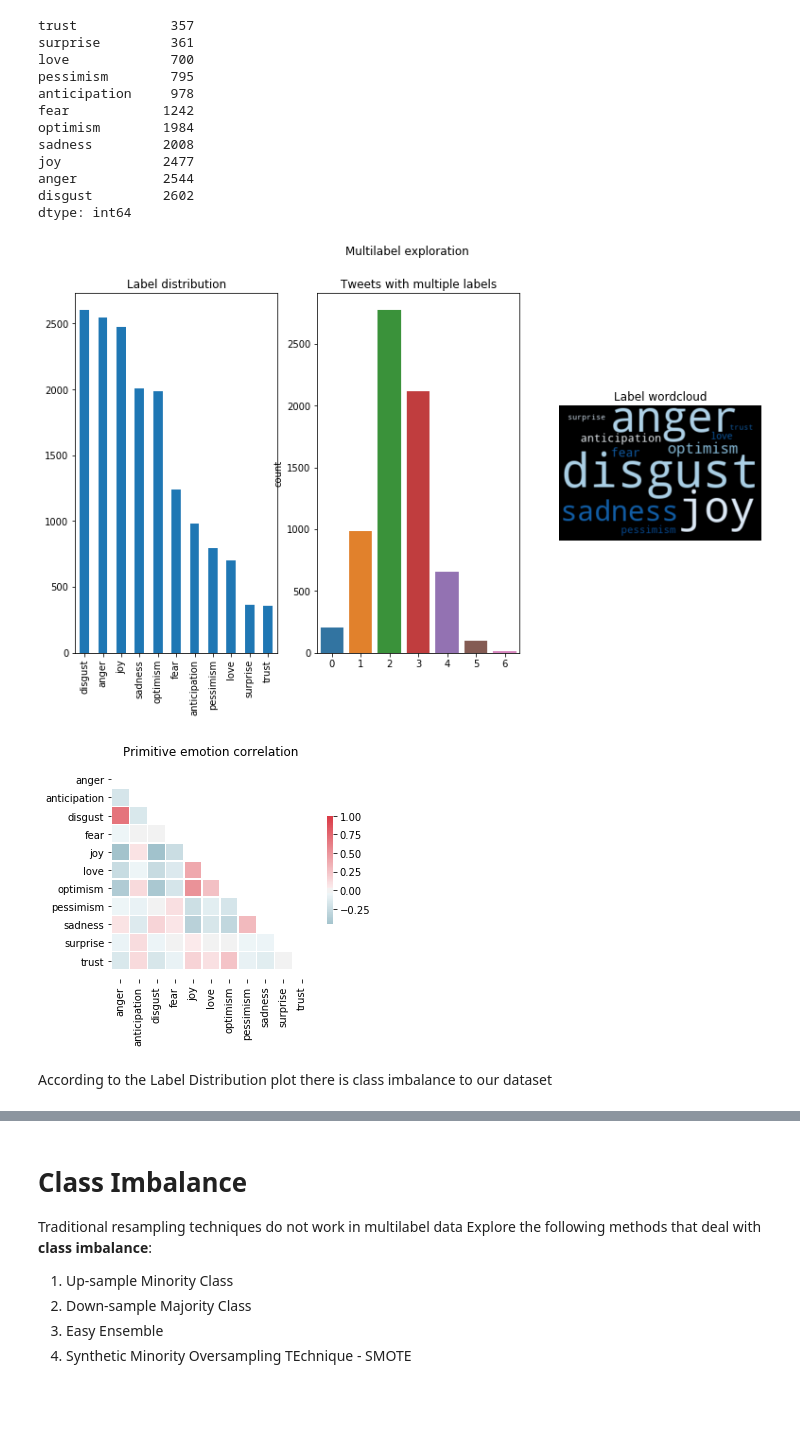
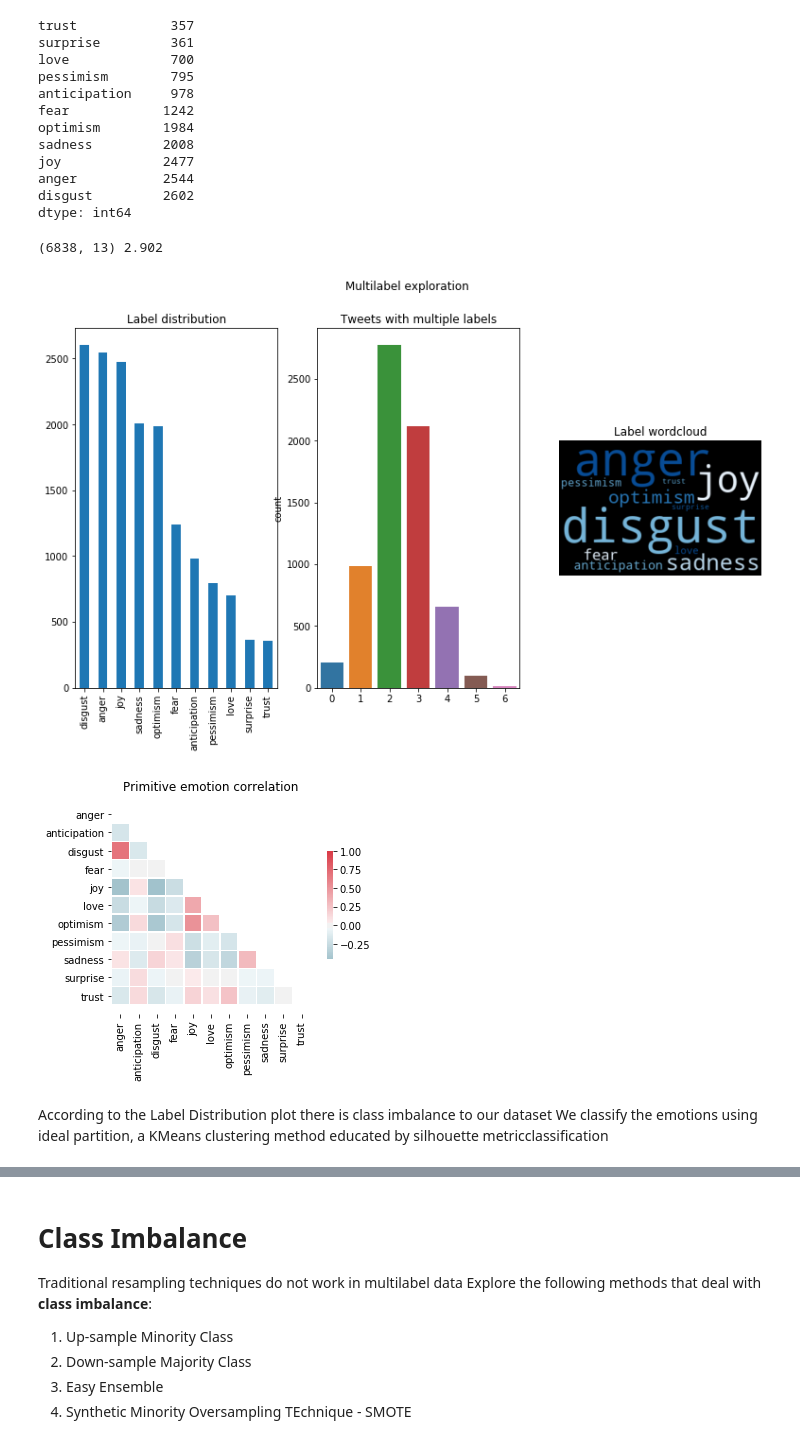
Before and after one commit to arvartho/advanced-ML-emo-analysis, a Jupyter notebook: ClassImbalance.ipynb, the cells around one changed output, grey strips where cells are left out. Cells and saved outputs as stored; diff of their text form; code cells hidden in the pictures; blank space fills up the shorter version.

```diff
--- a/ClassImbalance.ipynb
+++ b/ClassImbalance.ipynb
@@ -65,10 +81,14 @@ joy             2477
 anger           2544
 disgust         2602
 dtype: int64
-# %%
-multilabel_visualization(emo_train_df[feelings].values, feelings)
-# %% [output]
-[figure, removed]
-[figure, removed]
+# %%
+mean_irlbls.append(mean_irlbl(emo_train_df, feelings))
+print(emo_train_df.shape, mean_irlbls[-1])
+multilabel_visualization(emo_train_df[feelings].values, feelings)
+# %% [output]
+(6838, 13) 2.902
+[figure, added]
+[figure, added]
 # %% [markdown]
 According to the Label Distribution plot there is class imbalance to our dataset
+We classify the emotions using ideal partition, a KMeans clustering method educated by silhouette metricclassification
```
Also changed, not shown: parts of 42 cells of this notebook, 4 other files.
